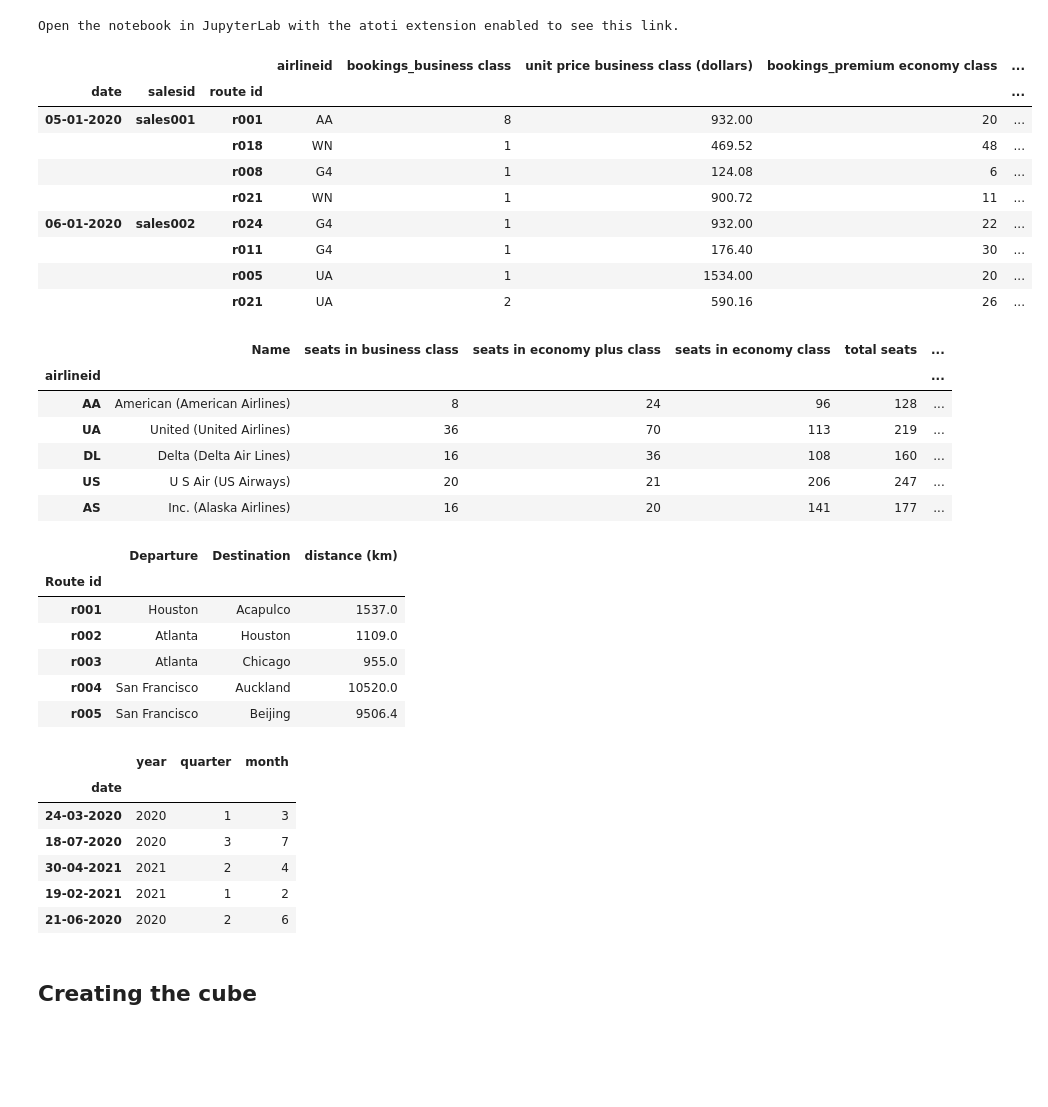
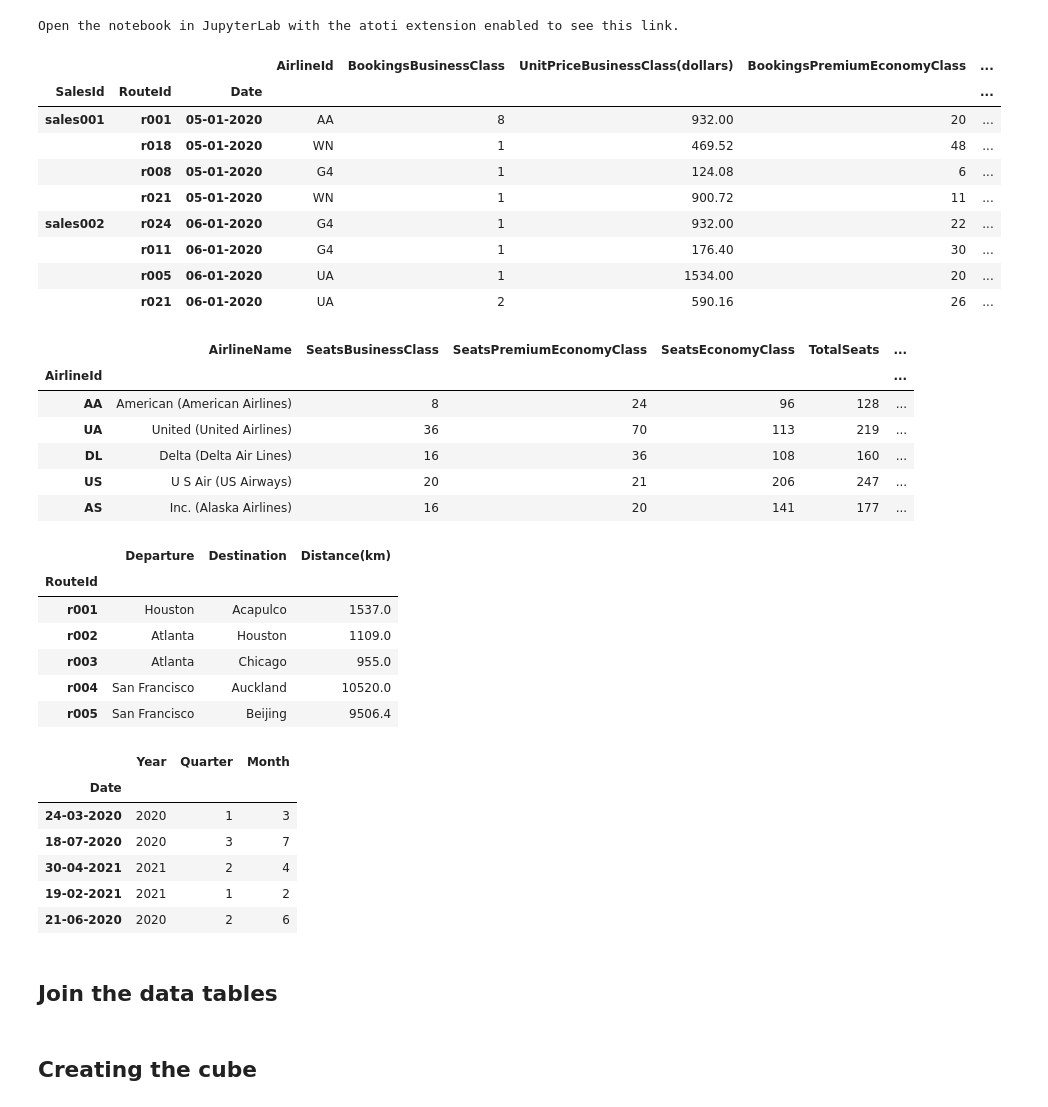
Before and after one commit to evathon2021/atoti, a Jupyter notebook: main2.ipynb, the cells around one changed output. Saved outputs shown, nothing was run; the diff lists cells and outputs as text; code cells hidden in the pictures; blank space fills up the shorter version.

```diff
--- a/main2.ipynb
+++ b/main2.ipynb
@@ -33,38 +37,36 @@ Open the notebook in JupyterLab with the atoti extension enabled to see this lin
 # %%
 # loading salesdata
 salesdata = pd.read_csv("data/salesdata.csv")
-del salesdata["total revenue (dollars)"]
-# salesdata[["date"]] = salesdata[["date"]].astype('str')
 salesdata_table = session.read_pandas(
     salesdata,
-    keys=["salesid", "date", "route id"], table_name="salesdata_table",
-    types={"salesid": tt.type.STRING, "date": tt.type.STRING, "route id": tt.type.STRING},
+    keys=["SalesId", "Date", "RouteId"], table_name="salesdata_table",
+    types={"SalesId": tt.type.STRING, "Date": tt.type.STRING, "RouteId": tt.type.STRING},
 )
 salesdata_table.head(8)
 # %% [output]
-|  |  |  | airlineid | bookings_business class | unit price business class (dollars) | bookings_premium economy class | ... |
-| date | salesid | route id |  |  |  |  | ... |
-| 05-01-2020 | sales001 | r001 | AA | 8 | 932.00 | 20 | ... |
-|  |  | r018 | WN | 1 | 469.52 | 48 | ... |
-|  |  | r008 | G4 | 1 | 124.08 | 6 | ... |
-|  |  | r021 | WN | 1 | 900.72 | 11 | ... |
-| 06-01-2020 | sales002 | r024 | G4 | 1 | 932.00 | 22 | ... |
-|  |  | r011 | G4 | 1 | 176.40 | 30 | ... |
-|  |  | r005 | UA | 1 | 1534.00 | 20 | ... |
-|  |  | r021 | UA | 2 | 590.16 | 26 | ... |
+|  |  |  | AirlineId | BookingsBusinessClass | UnitPriceBusinessClass(dollars) | BookingsPremiumEconomyClass | ... |
+| SalesId | RouteId | Date |  |  |  |  | ... |
+| sales001 | r001 | 05-01-2020 | AA | 8 | 932.00 | 20 | ... |
+|  | r018 | 05-01-2020 | WN | 1 | 469.52 | 48 | ... |
+|  | r008 | 05-01-2020 | G4 | 1 | 124.08 | 6 | ... |
+|  | r021 | 05-01-2020 | WN | 1 | 900.72 | 11 | ... |
+| sales002 | r024 | 06-01-2020 | G4 | 1 | 932.00 | 22 | ... |
+|  | r011 | 06-01-2020 | G4 | 1 | 176.40 | 30 | ... |
+|  | r005 | 06-01-2020 | UA | 1 | 1534.00 | 20 | ... |
+|  | r021 | 06-01-2020 | UA | 2 | 590.16 | 26 | ... |
 # %%
 # loading airlines dataset to skip the index column and then store it in atoti store
 
 airline_df = pd.read_csv("data/airlines.csv", index_col=0)
 airlines_table = session.read_pandas(
     airline_df,
-    keys=["airlineid"],
+    keys=["AirlineId"],
     table_name= 'airlines_table'
 )
 airline_df.head()
 # %% [output]
-|  | Name | seats in business class | seats in economy plus class | seats in economy class | total seats | ... |
-| airlineid |  |  |  |  |  | ... |
+|  | AirlineName | SeatsBusinessClass | SeatsPremiumEconomyClass | SeatsEconomyClass | TotalSeats | ... |
+| AirlineId |  |  |  |  |  | ... |
 | AA | American (American Airlines) | 8 | 24 | 96 | 128 | ... |
 | UA | United (United Airlines) | 36 | 70 | 113 | 219 | ... |
 | DL | Delta (Delta Air Lines) | 16 | 36 | 108 | 160 | ... |
@@ -75,12 +77,12 @@ airline_df.head()
 
 routes_table = session.read_csv(
     "data/routes.csv",
-    keys=["Route id"]
+    keys=["RouteId"]
 )
 routes_table.head()
 # %% [output]
-|  | Departure | Destination | distance (km) |
-| Route id |  |  |  |
+|  | Departure | Destination | Distance(km) |
+| RouteId |  |  |  |
 | r001 | Houston | Acapulco | 1537.0 |
 | r002 | Atlanta | Houston | 1109.0 |
 | r003 | Atlanta | Chicago | 955.0 |
@@ -89,25 +91,21 @@ routes_table.head()
 # %%
 # loading dates dataset
 df = pd.read_csv("data/date.csv")
-df = df.dropna()
 df = df.astype(str)
-# df[['year', 'quarter', 'month']] = df[['year', 'quarter', 'month']]. astype(str)
-# df[['date']] =  pd.to_datetime(LocalDate)
-# df['date'] = pd.to_datetime(df[['date']])
-
 dates_table = session.read_pandas(df,
-    keys=["date"], table_name="dates_table"
+    keys=["Date"], table_name="dates_table"
 )
 dates_table.head()
-# df['date'].dtype
 # %% [output]
-|  | year | quarter | month |
-| date |  |  |  |
+|  | Year | Quarter | Month |
+| Date |  |  |  |
 | 24-03-2020 | 2020 | 1 | 3 |
 | 18-07-2020 | 2020 | 3 | 7 |
 | 30-04-2021 | 2021 | 2 | 4 |
 | 19-02-2021 | 2021 | 1 | 2 |
 | 21-06-2020 | 2020 | 2 | 6 |
+# %% [markdown]
+## Join the data tables
 # %%
 # Now we join the newly created stores to the sales store
 
```
Also changed, not shown: parts of 29 cells of this notebook.
